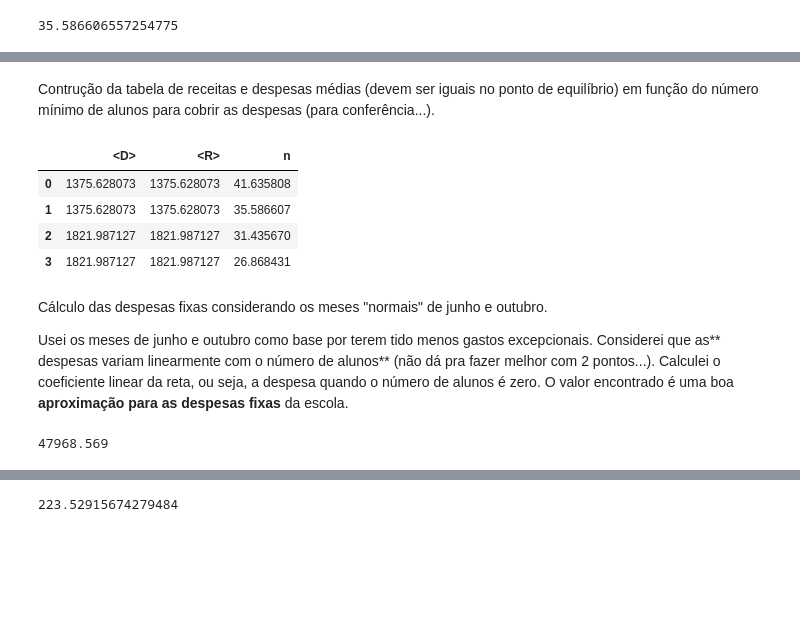
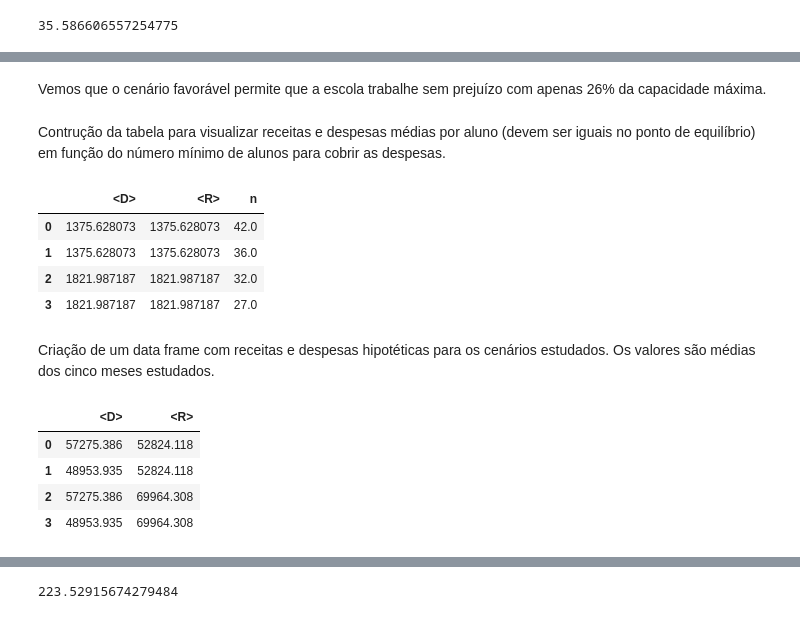
Before and after one commit to mp-resuldados/diagnostico-escola, a Jupyter notebook: notebooks/contas.ipynb, the cells around one changed output, grey strips where cells are left out. Drawn from its saved outputs; the diff is of its cells as text; code cells hidden in the pictures; blank space fills up the shorter version.

```diff
--- a/notebooks/contas.ipynb
+++ b/notebooks/contas.ipynb
@@ -306,10 +319,10 @@ Calculando as receitas se o valor tabelado fosse praticado. Como o número de al
 # %%
 receitas['tabelado'] = [
-                        comp['tabelado'].sum()+ 3*comp['tabelado'].mean(),  # mes 6 - 43
-                        comp['tabelado'].sum()+ 3*comp['tabelado'].mean(),  # mes 7 - 43
-                        comp['tabelado'].sum(),                            # mes 8 - 40
-                        comp['tabelado'].sum()-10*comp['tabelado'].mean(), # mes 9 - 33
-                        comp['tabelado'].sum()-10*comp['tabelado'].mean() # mes 10 - 33666
+                        round(comp['tabelado'].sum()+ 3*comp['tabelado'].mean(),2),  # mes 6 - 43 alunos
+                        round(comp['tabelado'].sum()+ 3*comp['tabelado'].mean(),2),  # mes 7 - 43 alunos
+                        round(comp['tabelado'].sum(),2),                            # mes 8 - 40 alunos
+                        round(comp['tabelado'].sum()-10*comp['tabelado'].mean(),2), # mes 9 - 33 alunos
+                        round(comp['tabelado'].sum()-10*comp['tabelado'].mean(),2) # mes 10 - 33 alunos
                         ]
 # %%
 receitas
@@ -414,29 +462,39 @@ n_3
+# %% [markdown]
+Vemos que o cenário favorável permite que a escola trabalhe sem prejuízo com apenas 26% da capacidade máxima.
 # %% [markdown]
-Contrução da tabela de receitas e despesas médias (devem ser iguais no ponto de equilíbrio) em função do número mínimo de alunos para cobrir as despesas (para conferência...).
+Contrução da tabela para visualizar receitas e despesas médias por aluno (devem ser iguais no ponto de equilíbrio) em função do número mínimo de alunos para cobrir as despesas.
 # %%
 df = pd.DataFrame(columns = ['<D>','<R>', 'n'])
 
-df.loc[0] =[ despesas_0/n_0, receitas_0, n_0 ]
-df.loc[1] =[ despesas_1/n_1, receitas_0, n_1 ]
-df.loc[2] =[ despesas_0/n_2, receitas_1, n_2 ]
-df.loc[3] =[ despesas_1/n_3, receitas_1, n_3 ]
+df.loc[0] =[ despesas_0/n_0, receitas_0, math.ceil(n_0) ]
+df.loc[1] =[ despesas_1/n_1, receitas_0, math.ceil(n_1) ]
+df.loc[2] =[ despesas_0/n_2, receitas_1, math.ceil(n_2) ]
+df.loc[3] =[ despesas_1/n_3, receitas_1, math.ceil(n_3) ]
 
 
 df
 # %% [output]
 |  | <D> | <R> | n |
-| 0 | 1375.628073 | 1375.628073 | 41.635808 |
-| 1 | 1375.628073 | 1375.628073 | 35.586607 |
-| 2 | 1821.987127 | 1821.987127 | 31.435670 |
-| 3 | 1821.987127 | 1821.987127 | 26.868431 |
+| 0 | 1375.628073 | 1375.628073 | 42.0 |
+| 1 | 1375.628073 | 1375.628073 | 36.0 |
+| 2 | 1821.987187 | 1821.987187 | 32.0 |
+| 3 | 1821.987187 | 1821.987187 | 27.0 |
-# %% [markdown]
-Cálculo das despesas fixas considerando os meses "normais" de junho e outubro.
-
-Usei os meses de junho e outubro como base por terem tido menos gastos excepcionais. Considerei que as** despesas variam linearmente com o número de alunos** (não dá pra fazer melhor com 2 pontos...). Calculei  o coeficiente linear da reta, ou seja, a despesa quando o número de alunos é zero. O valor encontrado é uma boa **aproximação para as despesas fixas** da escola.
-# %%
-coef_ang_base = (despesas['valores'][0]- despesas['valores'][4]) / (despesas['n'][0]- despesas['n'][4])
-coef_linear_base = despesas['valores'][0]-coef_ang_base*despesas['n'][0]
-coef_linear_base
-# %% [output]
-47968.569
+# %% [markdown]
+Criação de um data frame com receitas e despesas hipotéticas para os cenários estudados. Os valores são médias dos cinco meses estudados.
+# %%
+cenarios = pd.DataFrame(columns = ['<D>','<R>'])
+
+cenarios.loc[0] =[ despesas_0, receitas['valores'].sum()/5 ]
+cenarios.loc[1] =[ despesas_1, receitas['valores'].sum()/5]
+cenarios.loc[2] =[ despesas_0, receitas['tabelado'].sum()/5]
+cenarios.loc[3] =[ despesas_1, receitas['tabelado'].sum()/5]
+
+
+cenarios
+# %% [output]
+|  | <D> | <R> |
+| 0 | 57275.386 | 52824.118 |
+| 1 | 48953.935 | 52824.118 |
+| 2 | 57275.386 | 69964.308 |
+| 3 | 48953.935 | 69964.308 |
 # %% [markdown]
```
Also changed, not shown: parts of 55 cells of this notebook.
